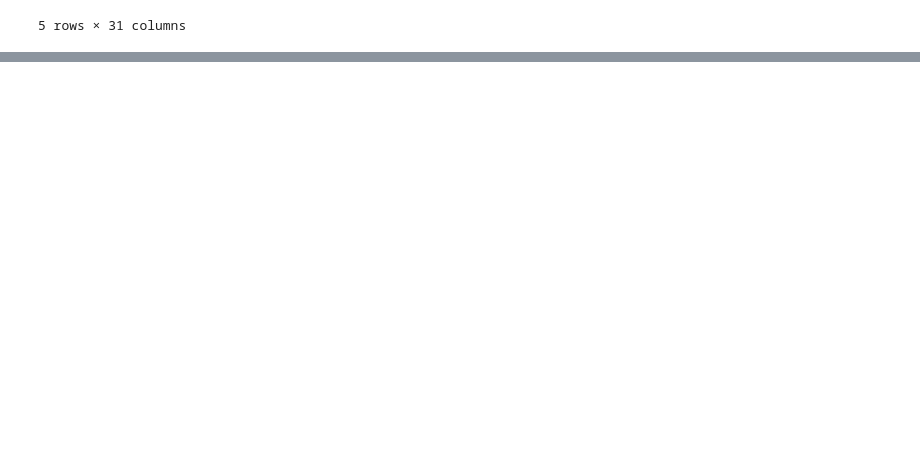
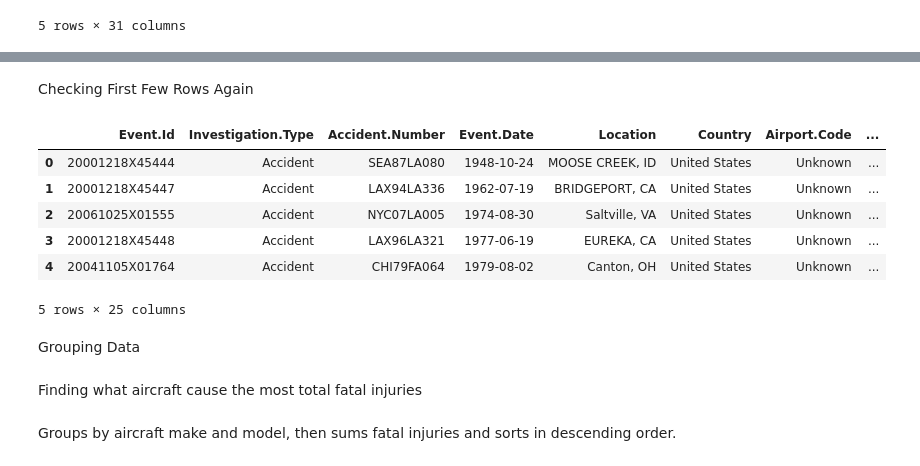
Before and after one commit to OLIN-W/Project_Avi, a Jupyter notebook: index.ipynb, the cells around one changed output, grey strips where cells are left out. Saved outputs shown, nothing was run; the diff lists cells and outputs as text; code cells hidden in the pictures; blank space fills up the shorter version.

Commit message:
cleaned data and grouped data, visaulized data,and thorough data analysis

```diff
--- a/index.ipynb
+++ b/index.ipynb
@@ -25,0 +42,14 @@ df.head()
+# %%
+df["Engine.Type"].fillna("Unknown", inplace=True)
+df["Weather.Condition"].fillna("Unknown", inplace=True)
+df["Purpose.of.flight"].fillna("Unknown", inplace=True)
+df["Registration.Number"].fillna("Unknown", inplace=True)
+df["Airport.Name"].fillna("Unknown", inplace=True)
+df["Airport.Code"].fillna("Unknown", inplace=True)
+df["Country"].fillna("Unknown", inplace=True)
+df["Location"].fillna("Unknown", inplace=True)
+df["Injury.Severity"].fillna("Unknown", inplace=True)
+df["Report.Status"].fillna("Unknown", inplace=True)
+df["Publication.Date"].fillna("Unknown", inplace=True)
+df["Amateur.Built"].fillna("Unknown", inplace=True)
+df["Aircraft.damage"].fillna("Unknown", inplace=True)
@@ -25,0 +58,3 @@ df.head()
+# %%
+mode_value = df["Broad.phase.of.flight"].mode()[0]  # Find mode
+df["Broad.phase.of.flight"].replace("Unknown", mode_value, inplace=True)
@@ -25,0 +63,2 @@ df.head()
+# %%
+df.drop_duplicates(inplace=True)
@@ -25,0 +69,8 @@ df.head()
+# %%
+df['Total.Fatal.Injuries'].fillna(df['Total.Fatal.Injuries'].median(), inplace=True)
+df['Total.Serious.Injuries'].fillna(df['Total.Serious.Injuries'].median(), inplace=True)
+df['Total.Minor.Injuries'].fillna(df['Total.Minor.Injuries'].median(), inplace=True)
+df['Total.Uninjured'].fillna(df['Total.Uninjured'].median(), inplace=True)
+df['Number.of.Engines'].fillna(df['Number.of.Engines'].median(), inplace=True)
+df['Make'].fillna(df['Make'].mode()[0], inplace=True)
+df['Model'].fillna(df['Model'].mode()[0], inplace=True)
@@ -25,0 +125,18 @@ df.head()
+# %% [markdown]
+Checking First Few Rows Again
+# %%
+df.head()
+# %% [output]
+|  | Event.Id | Investigation.Type | Accident.Number | Event.Date | Location | Country | Airport.Code | ... |
+| 0 | 20001218X45444 | Accident | SEA87LA080 | 1948-10-24 | MOOSE CREEK, ID | United States | Unknown | ... |
+| 1 | 20001218X45447 | Accident | LAX94LA336 | 1962-07-19 | BRIDGEPORT, CA | United States | Unknown | ... |
+| 2 | 20061025X01555 | Accident | NYC07LA005 | 1974-08-30 | Saltville, VA | United States | Unknown | ... |
+| 3 | 20001218X45448 | Accident | LAX96LA321 | 1977-06-19 | EUREKA, CA | United States | Unknown | ... |
+| 4 | 20041105X01764 | Accident | CHI79FA064 | 1979-08-02 | Canton, OH | United States | Unknown | ... |
+5 rows × 25 columns
+# %% [markdown]
+Grouping Data
+# %% [markdown]
+Finding what aircraft cause the most total fatal injuries
+# %% [markdown]
+Groups by aircraft make and model, then sums fatal injuries and sorts in descending order.
```
Also changed, not shown: parts of 56 cells of this notebook.
